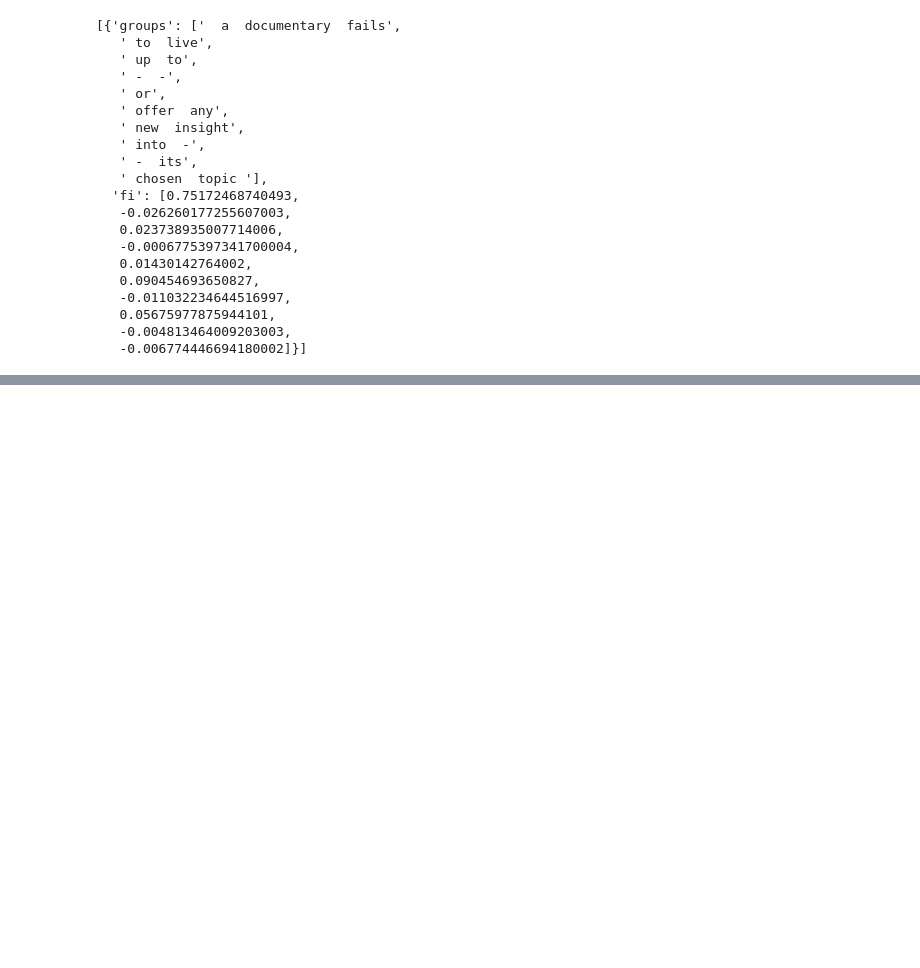
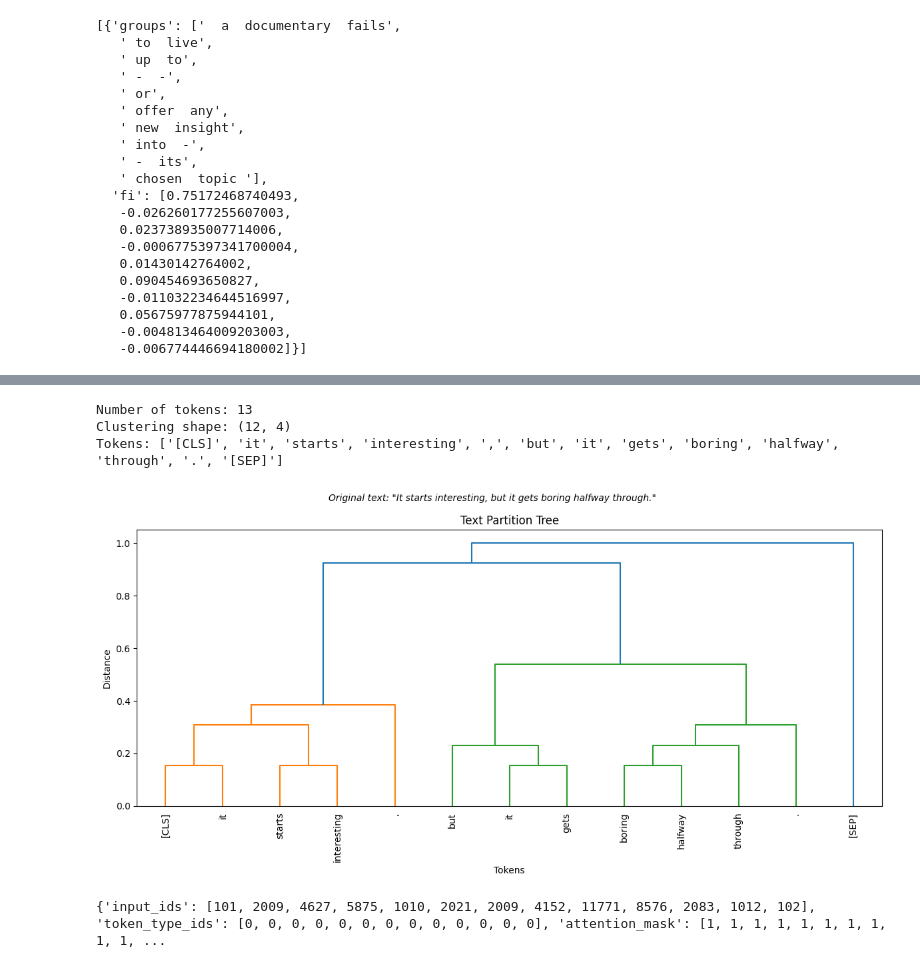
Before and after one commit to eliagilad/text-explainability, a Jupyter notebook: notebooks/AOPC tree.ipynb, the cells around one changed output, grey strips where cells are left out. Saved outputs shown, nothing was run; the diff lists cells and outputs as text; code cells hidden in the pictures; blank space fills up the shorter version.

```diff
--- a/notebooks/AOPC tree.ipynb
+++ b/notebooks/AOPC tree.ipynb
@@ -404,0 +480,39 @@ for tree_level in hier_tree:
+# %%
+import numpy as np
+
+example_tokens = explainer.masker.tokenizer(example_s)
+
+# Convert each token ID to its text representation
+example_tokens = [tokenizer.decode([token_id]) for token_id in example_tokens['input_ids']]
+
+print(f"Number of tokens: {len(example_tokens)}")
+print(f"Clustering shape: {example_cluster.shape}")  # Should be (12, 4)
+print(f"Tokens: {example_tokens}")
+
+fig = plt.figure(figsize=(12, 6))
+dn = dendrogram(
+    example_cluster,
+    labels=example_tokens,  # This should work now - 13 labels for 13 leaves
+    leaf_rotation=90,
+    leaf_font_size=10
+)
+plt.xlabel('Tokens')
+plt.ylabel('Distance')
+plt.title('Text Partition Tree')
+# Add the sentence as a subtitle
+plt.suptitle(f'Original text: "{example_s}"',
+             fontsize=10,
+             style='italic',
+             y=0.98)  # Adjust position
+
+plt.tight_layout()
+plt.show()
+# %% [output]
+Number of tokens: 13
+Clustering shape: (12, 4)
+Tokens: ['[CLS]', 'it', 'starts', 'interesting', ',', 'but', 'it', 'gets', 'boring', 'halfway', 'through', '.', '[SEP]']
+[figure, added]
+# %%
+example_tokens
+# %% [output]
+{'input_ids': [101, 2009, 4627, 5875, 1010, 2021, 2009, 4152, 11771, 8576, 2083, 1012, 102], 'token_type_ids': [0, 0, 0, 0, 0, 0, 0, 0, 0, 0, 0, 0, 0], 'attention_mask': [1, 1, 1, 1, 1, 1, 1, 1, 1, 1, ...
```
Also changed, not shown: parts of 8 cells of this notebook, 9 other files.
